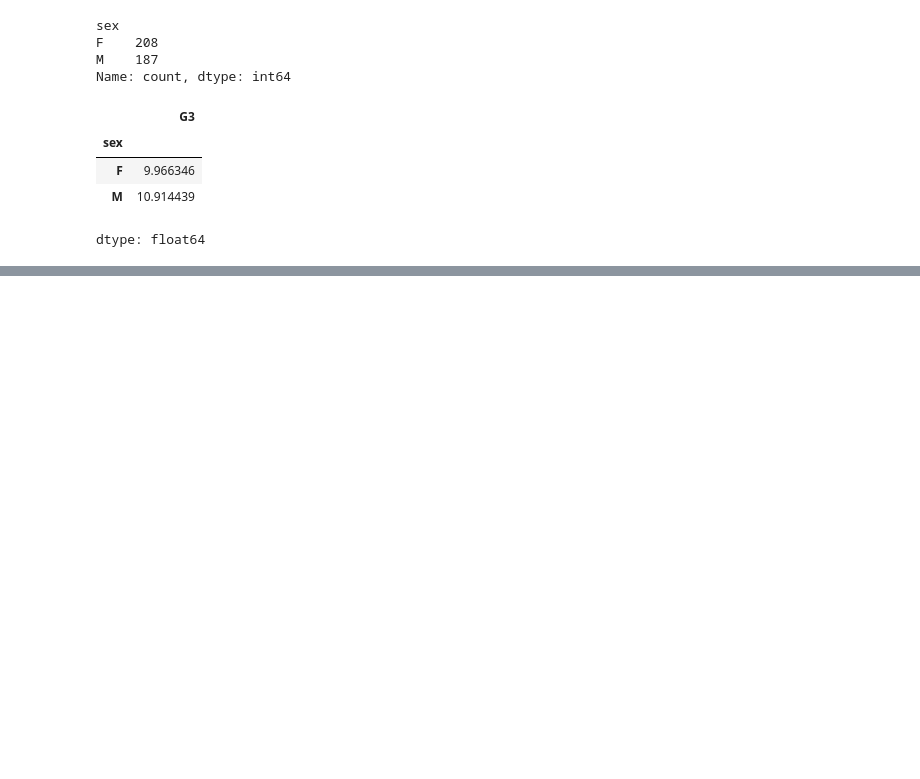
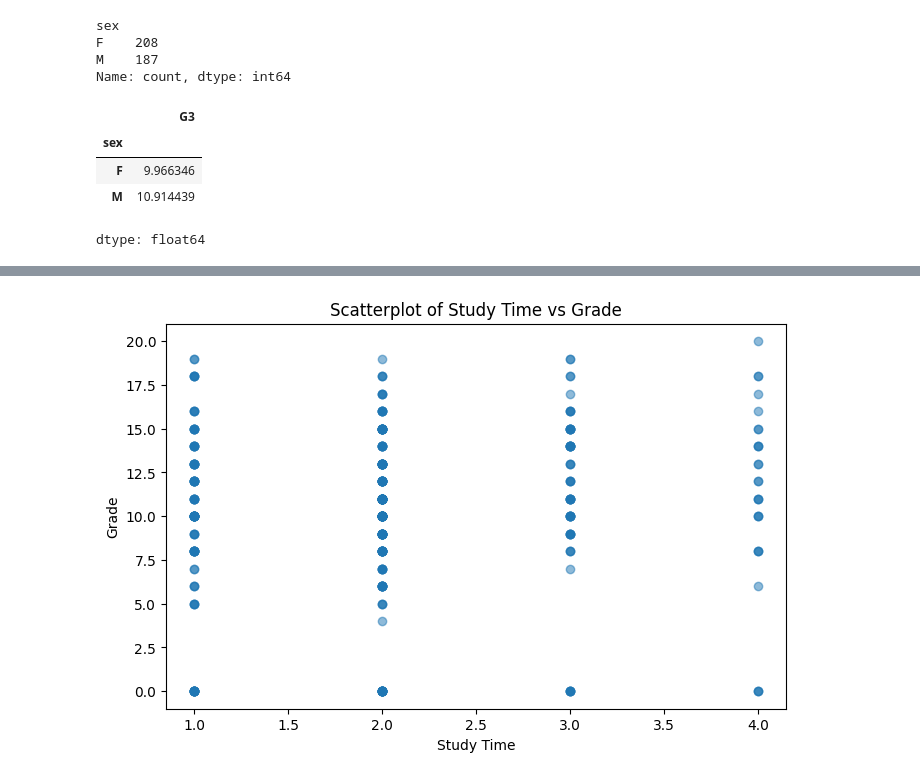
Before and after one commit to dev-sayantan/MainCrafts-Technology-Data-Science-Internship, a Jupyter notebook: student_analysis.ipynb, the cells around one changed output, grey strips where cells are left out. Cells and saved outputs as stored; diff of their text form; code cells hidden in the pictures; blank space fills up the shorter version.

```diff
--- a/student_analysis.ipynb
+++ b/student_analysis.ipynb
@@ -228,0 +398,10 @@ dtype: float64
+# %%
+# USING MATPLOTLIB
+plt.figure(figsize=(8, 5))
+plt.scatter(extracted_stumat['studytime'], extracted_stumat['G3'], alpha=0.5)
+plt.title('Scatterplot of Study Time vs Grade')
+plt.xlabel('Study Time')
+plt.ylabel('Grade')
+plt.show()
+# %% [output]
+[figure, added]
```
Also changed, not shown: parts of 62 cells of this notebook.
